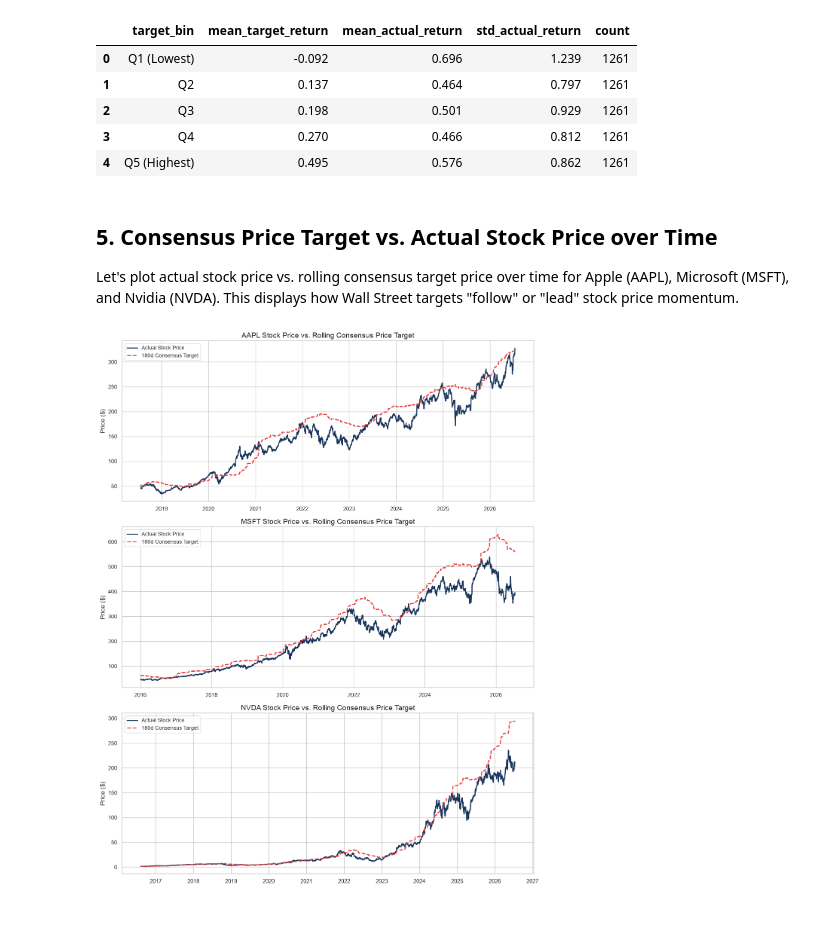
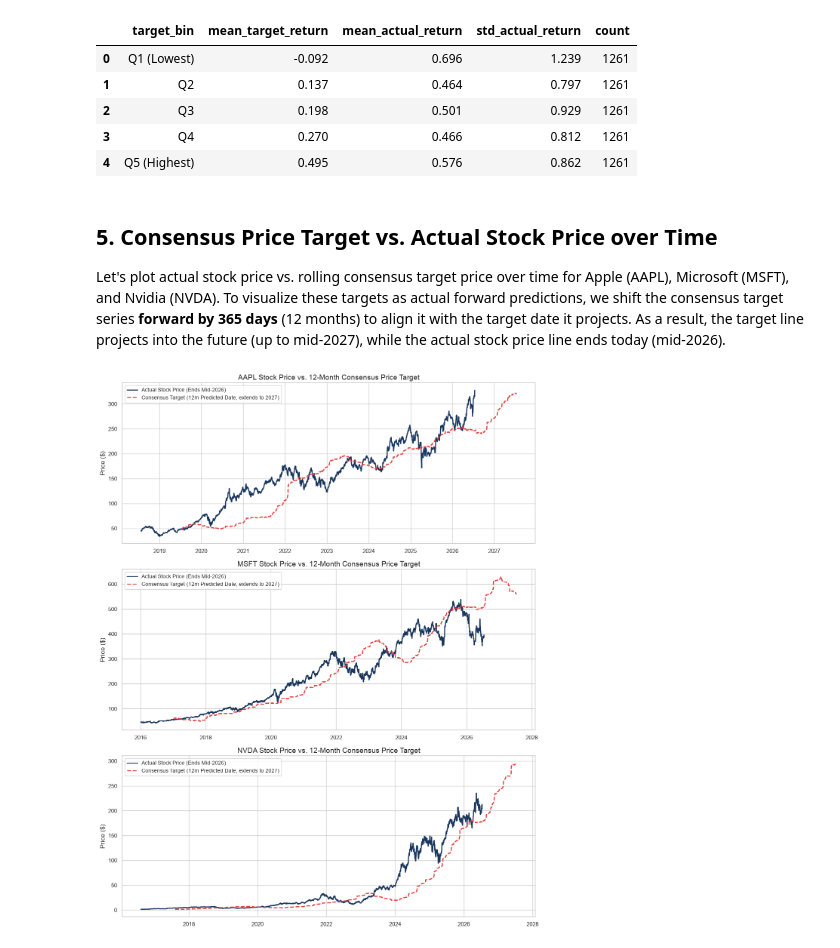
Before and after one commit to tboats/price-targets, a Jupyter notebook: price_targets_analysis.ipynb, the cells around one changed output. Saved outputs shown, nothing was run; the diff lists cells and outputs as text; code cells hidden in the pictures; blank space fills up the shorter version.

Commit message:
fix(plots): shifted consensus target by 365 days to align with target prediction date

```diff
--- a/price_targets_analysis.ipynb
+++ b/price_targets_analysis.ipynb
@@ -253,28 +253,33 @@ display(bin_stats.round(3))
 | 4 | Q5 (Highest) | 0.495 | 0.576 | 0.862 | 1261 |
 # %% [markdown]
 ## 5. Consensus Price Target vs. Actual Stock Price over Time
-Let's plot actual stock price vs. rolling consensus target price over time for Apple (AAPL), Microsoft (MSFT), and Nvidia (NVDA). This displays how Wall Street targets "follow" or "lead" stock price momentum.
+Let's plot actual stock price vs. rolling consensus target price over time for Apple (AAPL), Microsoft (MSFT), and Nvidia (NVDA).
+To visualize these targets as actual forward predictions, we shift the consensus target series **forward by 365 days** (12 months) to align it with the target date it projects.
+As a result, the target line projects into the future (up to mid-2027), while the actual stock price line ends today (mid-2026).
 # %%
 fig, axes = plt.subplots(3, 1, figsize=(12, 15))
 
 ts_tickers = ['AAPL', 'MSFT', 'NVDA']
 
 for i, symbol in enumerate(ts_tickers):
     con_df = load_processed_data(symbol, 'consensus')
     if con_df.empty:
         continue
 
     con_df = con_df.sort_values('Date')
 
+    # Shift consensus target forward by 365 days to align with the date it predicts
+    con_df['PredictedTargetDate'] = con_df['Date'] + pd.to_timedelta(365, unit='D')
+
     ax = axes[i]
-    ax.plot(con_df['Date'], con_df['StockPrice'], label='Actual Stock Price', color="#1a365d", linewidth=2)
-    ax.plot(con_df['Date'], con_df['ConsensusTarget'], label='180d Consensus Target', color="#e53e3e", linewidth=2, linestyle='--')
+    ax.plot(con_df['Date'], con_df['StockPrice'], label='Actual Stock Price (Ends Mid-2026)', color="#1a365d", linewidth=2)
+    ax.plot(con_df['PredictedTargetDate'], con_df['ConsensusTarget'], label='Consensus Target (12m Predicted Date, extends to 2027)', color="#e53e3e", linewidth=2, linestyle='--')
 
-    ax.set_title(f"{symbol} Stock Price vs. Rolling Consensus Price Target", fontsize=14)
+    ax.set_title(f"{symbol} Stock Price vs. 12-Month Consensus Price Target", fontsize=14)
     ax.set_ylabel("Price ($)", fontsize=12)
     ax.legend(fontsize=10)
 
 plt.tight_layout()
 plt.show()
 # %% [output]
-[figure, old version]
+[figure, new version]
```
Also changed, not shown: parts of 2 cells of this notebook, 1 other file.
